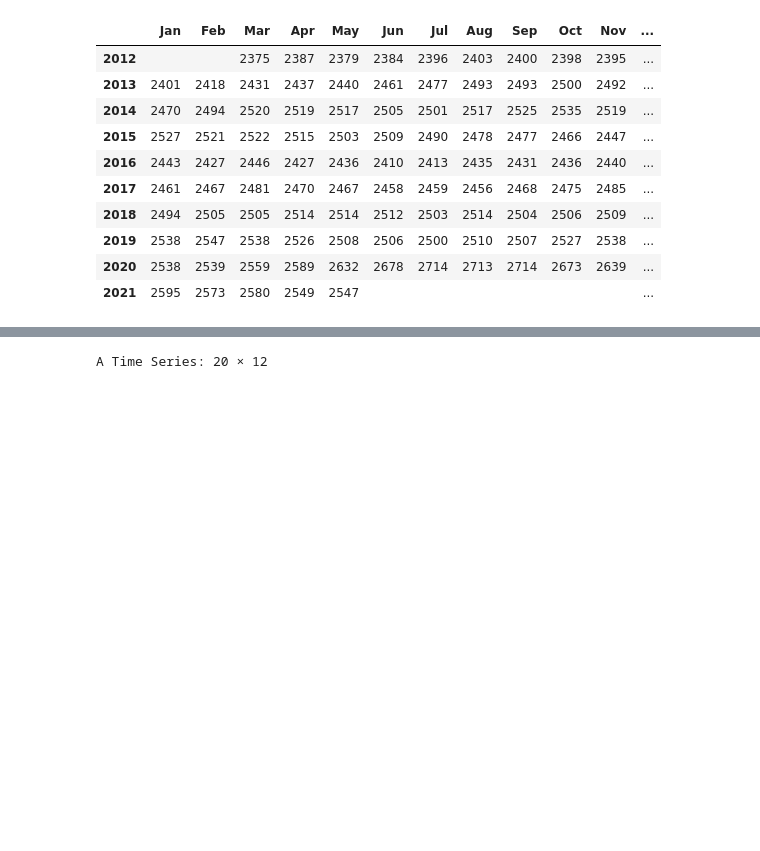
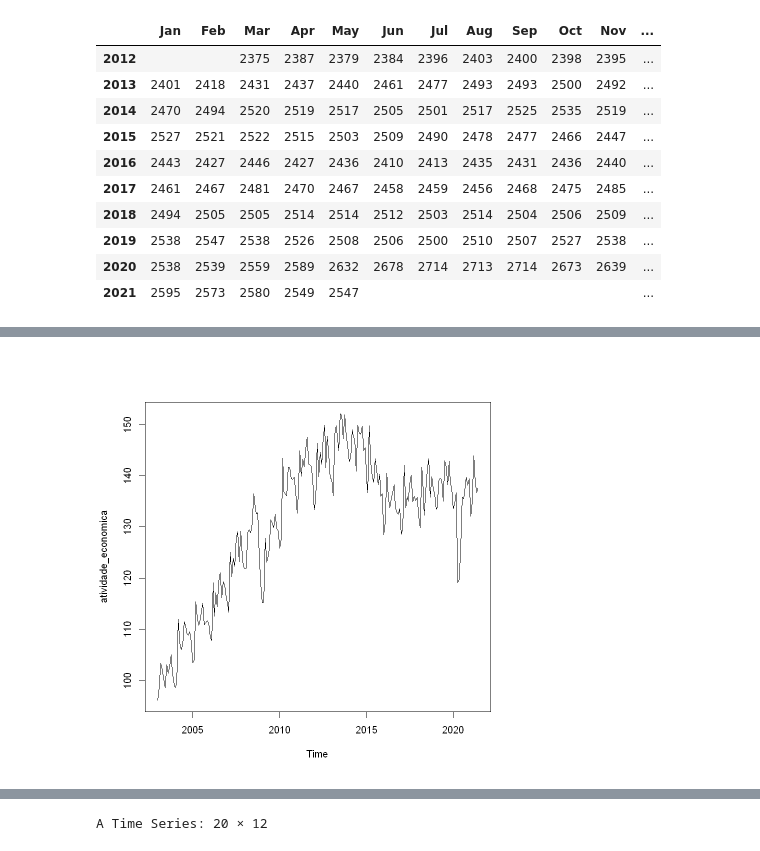
Before and after one commit to emariot/analise_dados, a Jupyter notebook: previsao_pib_nowcasting_R.ipynb, the cells around one changed output, grey strips where cells are left out. Cells and saved outputs as stored; diff of their text form; code cells hidden in the pictures; blank space fills up the shorter version.

```diff
--- a/previsao_pib_nowcasting_R.ipynb
+++ b/previsao_pib_nowcasting_R.ipynb
@@ -148,0 +297,4 @@ plot(caged)
+# %%
+atividade_economica  = ipeadata("SGS12_IBCBR12") %>% select(date, value )
+atividade_economica  = as.ts(read.zoo(atividade_economica[,c(1,2)], FUN = as.yearmon))
+atividade_economica
@@ -149 +320,5 @@ plot(caged)
+# %%
+plot(atividade_economica)
+# %% [output]
+[figure, added]
 # %% [markdown]
```
Also changed, not shown: parts of 99 cells of this notebook.
